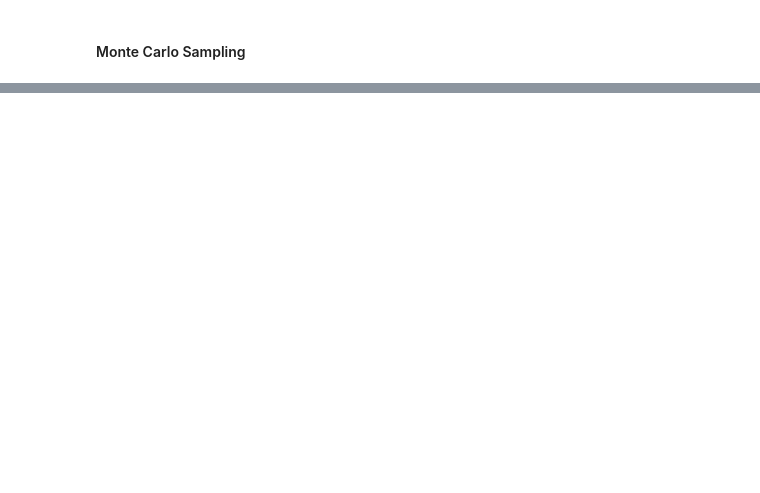
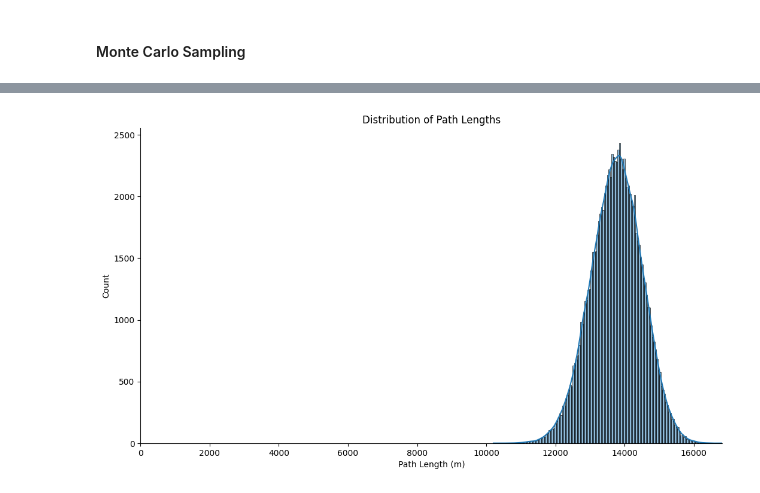
Before and after one commit to eeoooue/simulated-annealing, a Jupyter notebook: python/Monte-Carlo-Sampling.ipynb, the cells around one changed output, grey strips where cells are left out. Saved outputs shown, nothing was run; the diff lists cells and outputs as text; code cells hidden in the pictures; blank space fills up the shorter version.

```diff
--- a/python/Monte-Carlo-Sampling.ipynb
+++ b/python/Monte-Carlo-Sampling.ipynb
@@ -62,7 +56,24 @@ values = [(i+1) for i in range(number_of_points)]
 # %%
 # creating permutations of the solution state
 
-sample_size = 10
-for i in range(sample_size):
+sample_size = 100_000
+
+samples = []
+while len(samples) != sample_size:
     shuffled_values = values[:]
     random.shuffle(shuffled_values)
+    samples.append(shuffled_values)
+# %%
+
+analyst = PathAnalyst()
+
+lengths = []
+for sample in samples:
+    length = analyst.determine_path_length(sample)
+    lengths.append(length)
+
+min_path_length = min(lengths)
+max_path_length = max(lengths)
+
+print(f"lengths found for sample paths: {lengths[:10]}...")
+print(f"lengths found ranged from {min_path_length}m - {max_path_length}m")
@@ -68,0 +87,11 @@ for i in range(sample_size):
+# %%
+# creating a dictionary of the data
+
+feature_label = "Path Length (m)"
+
+dataset = {
+    feature_label: lengths
+}
+
+df = pd.DataFrame(data=dataset)
+df.head()
@@ -68,0 +105,9 @@ for i in range(sample_size):
+# %%
+# plotting the distribution
+
+sns.displot(data=df[feature_label], kde=True, height=6, aspect=16/9)
+plt.xlim(0, max(lengths))
+plt.title("Distribution of Path Lengths")
+plt.show()
+# %% [output]
+[figure, added]
```
Also changed, not shown: parts of 8 cells of this notebook.
